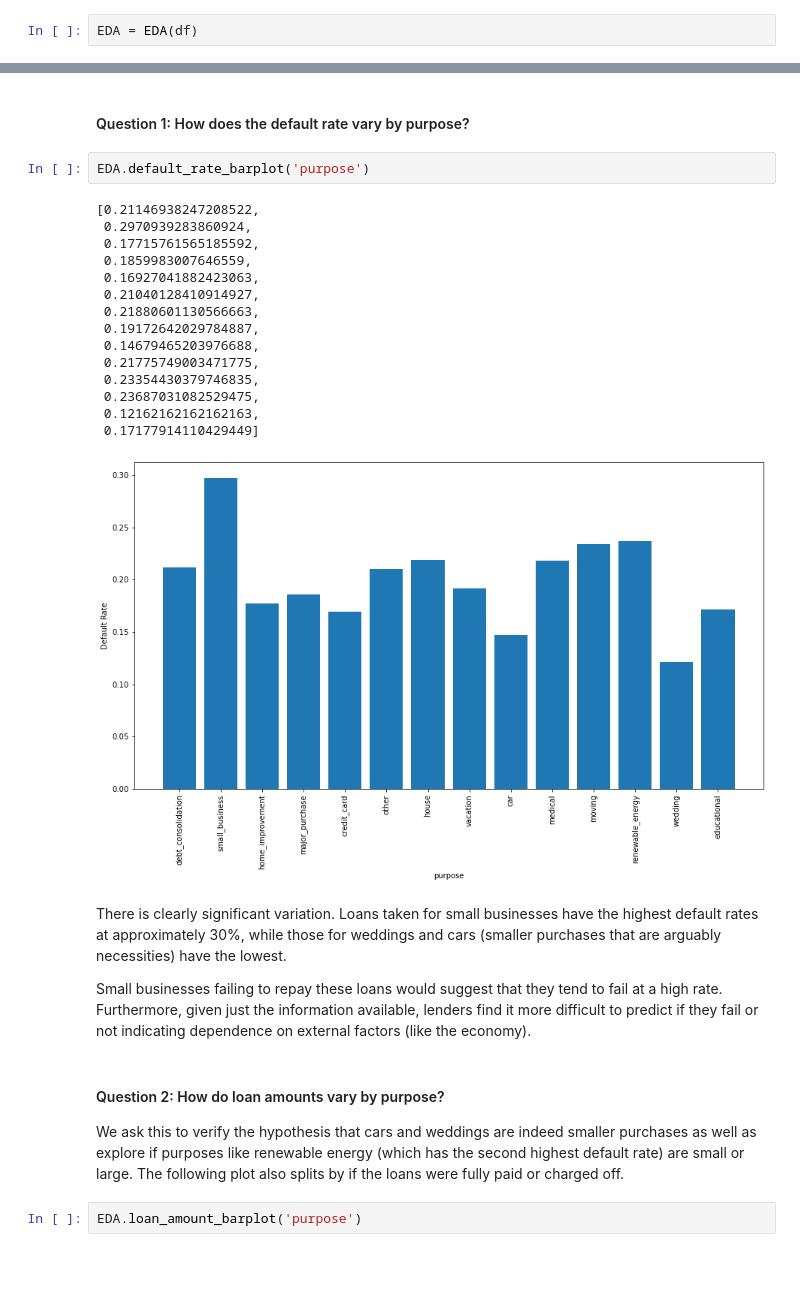
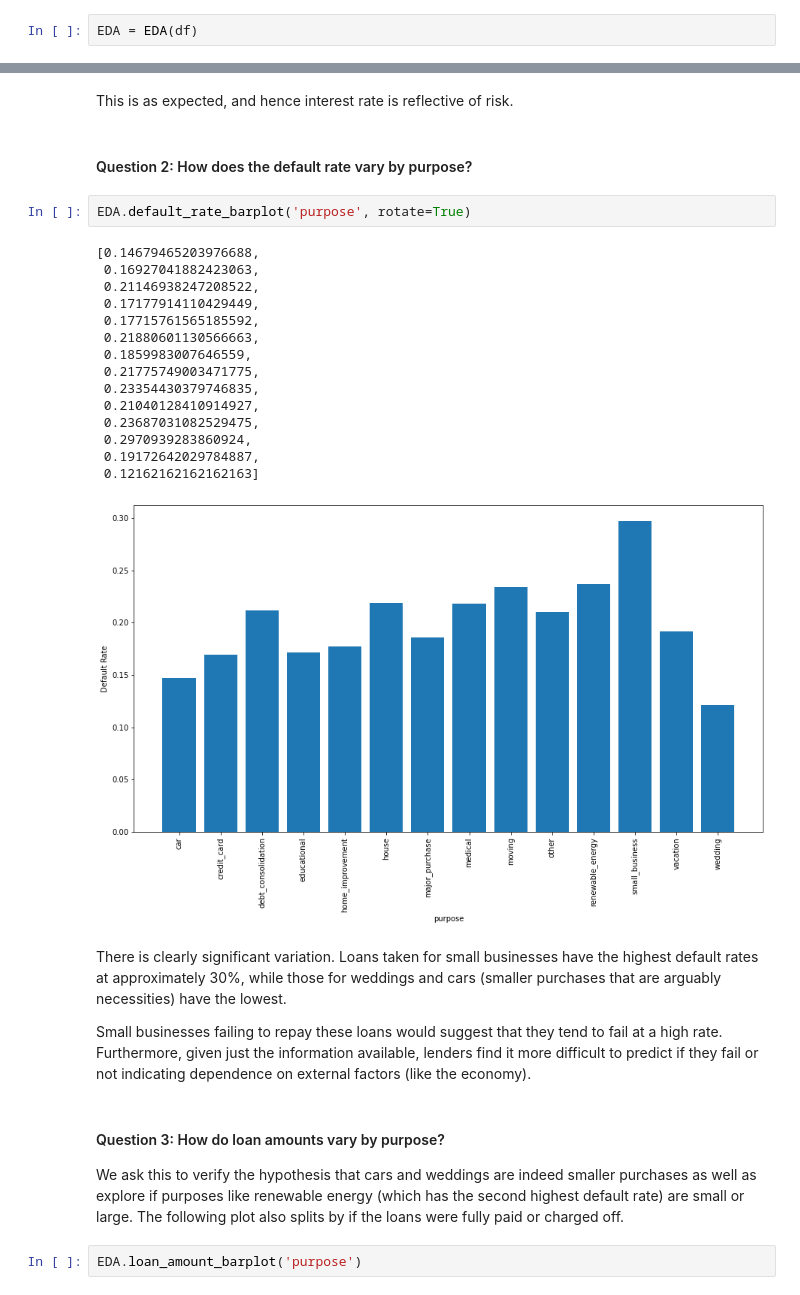
Before and after one commit to ArushRam/lending-club-analysis, a Jupyter notebook: LC-EDA.ipynb, the cells around one changed output, grey strips where cells are left out. Drawn from its saved outputs; the diff is of its cells as text; blank space fills up the shorter version.

```diff
--- a/LC-EDA.ipynb
+++ b/LC-EDA.ipynb
@@ -16,29 +49,31 @@ EDA = EDA(df)
+# %% [markdown]
+This is as expected, and hence interest rate is reflective of risk.
 # %% [markdown]
-#### Question 1: How does the default rate vary by purpose?
+#### Question 2: How does the default rate vary by purpose?
 # %%
-EDA.default_rate_barplot('purpose')
+EDA.default_rate_barplot('purpose', rotate=True)
 # %% [output]
-[0.21146938247208522,
- 0.2970939283860924,
+[0.14679465203976688,
+ 0.16927041882423063,
+ 0.21146938247208522,
+ 0.17177914110429449,
  0.17715761565185592,
+ 0.21880601130566663,
  0.1859983007646559,
- 0.16927041882423063,
- 0.21040128410914927,
- 0.21880601130566663,
- 0.19172642029784887,
- 0.14679465203976688,
  0.21775749003471775,
  0.23354430379746835,
+ 0.21040128410914927,
  0.23687031082529475,
- 0.12162162162162163,
- 0.17177914110429449]
+ 0.2970939283860924,
+ 0.19172642029784887,
+ 0.12162162162162163]
-[figure, old version]
+[figure, new version]
 # %% [markdown]
 There is clearly significant variation. Loans taken for small businesses have the highest default rates at approximately 30%, while those for weddings and cars (smaller purchases that are arguably necessities) have the lowest.
 
 Small businesses failing to repay these loans would suggest that they tend to fail at a high rate. Furthermore, given just the information available, lenders find it more difficult to predict if they fail or not indicating dependence on external factors (like the economy).
 # %% [markdown]
-#### Question 2: How do loan amounts vary by purpose?
+#### Question 3: How do loan amounts vary by purpose?
 
 We ask this to verify the hypothesis that cars and weddings are indeed smaller purchases as well as explore if purposes like renewable energy (which has the second highest default rate) are small or large. The following plot also splits by if the loans were fully paid or charged off.
 # %%
```
Also changed, not shown: parts of 46 cells of this notebook, 1 other file.
